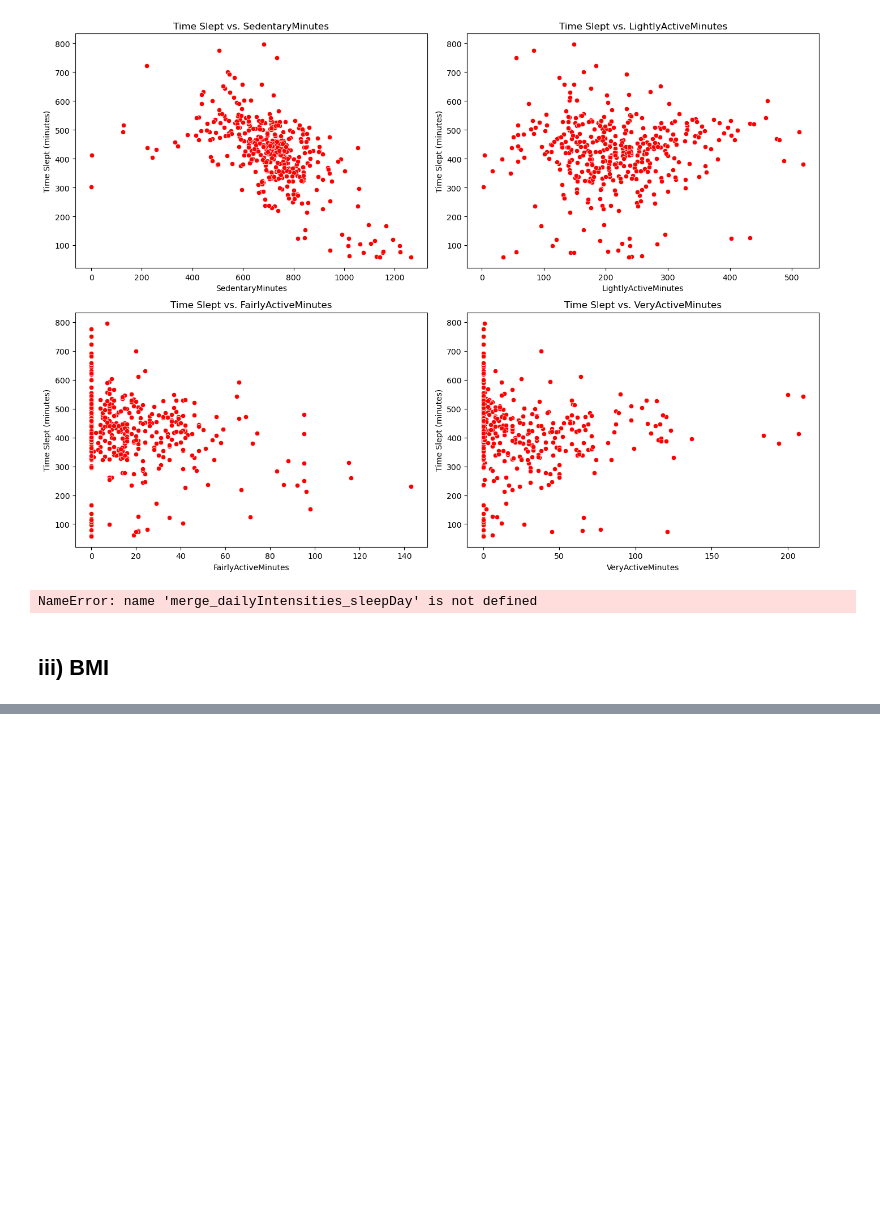
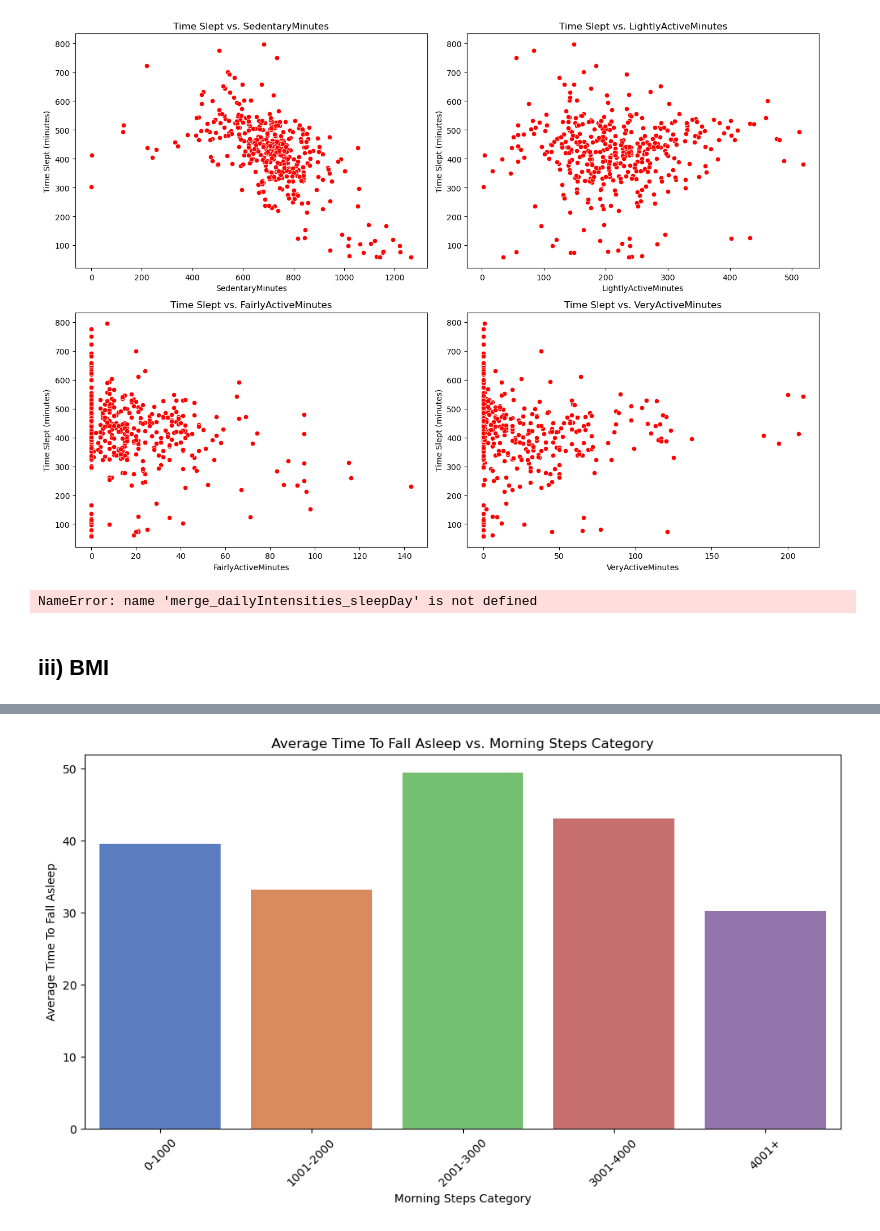
Before and after one commit to Hebbo23/Project-Big-Data---Group-22, a Jupyter notebook: final project code.ipynb, the cells around one changed output, grey strips where cells are left out. Saved outputs shown, nothing was run; the diff lists cells and outputs as text; code cells hidden in the pictures; blank space fills up the shorter version.

```diff
--- a/final project code.ipynb
+++ b/final project code.ipynb
@@ -1366,0 +1519,24 @@ plot_time_to_sleep_vs_bmi(c)
+# %%
+morning_data = new_hourlySteps_sleepday[new_hourlySteps_sleepday["Hour"].isin([12, 13, 14, 15, 16, 17])].copy()
+
+# Step 2: Define bins for evening steps and labels
+bins_steps = [0, 1000, 2000, 3000, 4000, float('inf')]
+labels_steps = ["0-1000", "1001-2000", "2001-3000", "3001-4000", "4001+"]
+
+# Step 3: Create 'Evening Steps Category' column by binning 'Steps' column
+morning_data.loc[:, 'Morning Steps Category'] = pd.cut(morning_data['StepTotal'], bins=bins_steps, labels=labels_steps)
+
+# Step 4: Group by 'Evening Steps Category' and calculate average 'TotalMinutesAsleep'
+avg_minutes_asleep_morning = morning_data.groupby('Morning Steps Category')['TimeToFallAsleep'].mean().reset_index()
+
+# Step 5: Plotting Bar Chart - Evening Steps vs. Average Total Minutes Asleep
+plt.figure(figsize=(10, 6))
+sns.barplot(x='Morning Steps Category', y='TimeToFallAsleep', data=avg_minutes_asleep_morning, palette='muted')
+plt.title('Average Time To Fall Asleep vs. Morning Steps Category')
+plt.xlabel('Morning Steps Category')
+plt.ylabel('Average Time To Fall Asleep')
+plt.xticks(rotation=45)
+plt.tight_layout()
+plt.show()
+# %% [output]
+[figure, added]
```
Also changed, not shown: parts of 16 cells of this notebook.
